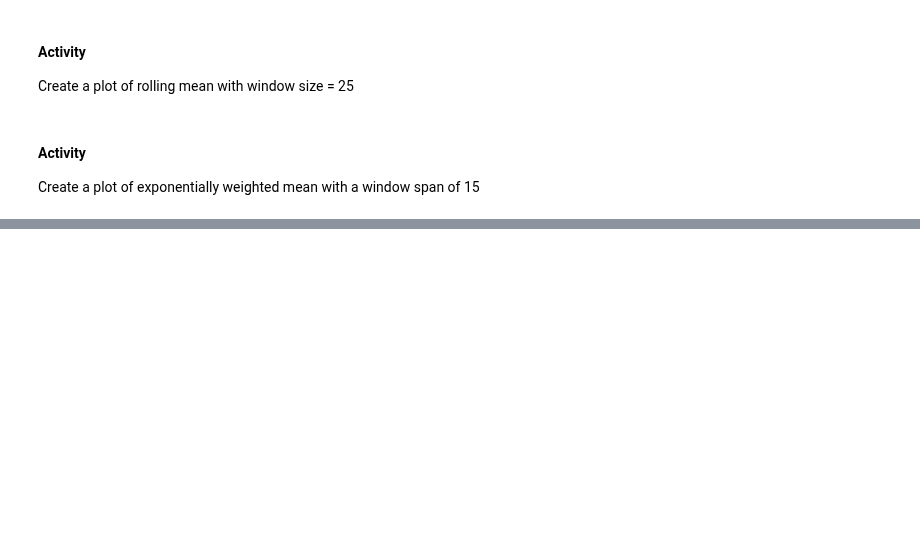
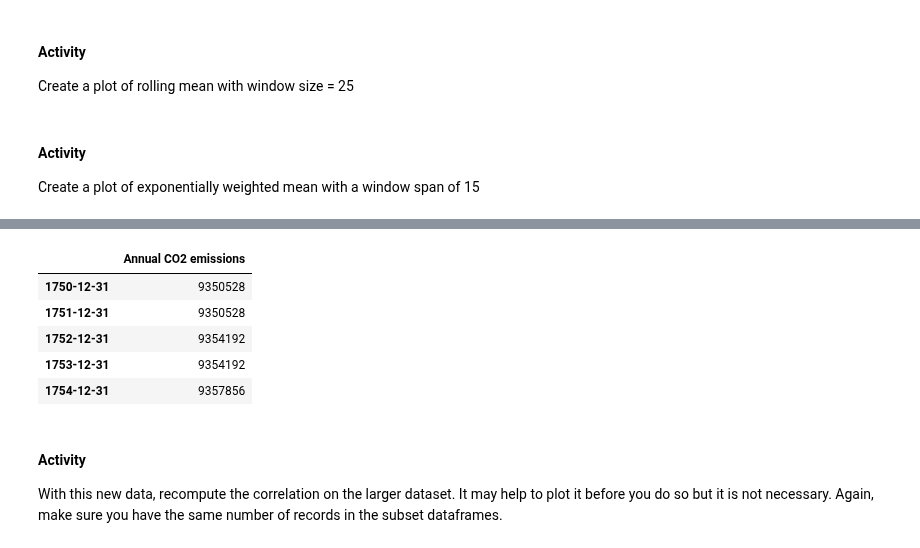
Before and after one commit to usm-cos422-522/courseMaterials, a Jupyter notebook: Lectures/timeseries-analysis-and-climate-change-exercise.ipynb, the cells around one changed output, grey strips where cells are left out. Saved outputs shown, nothing was run; the diff lists cells and outputs as text; code cells hidden in the pictures; blank space fills up the shorter version.

```diff
--- a/Lectures/timeseries-analysis-and-climate-change-exercise.ipynb
+++ b/Lectures/timeseries-analysis-and-climate-change-exercise.ipynb
@@ -248,0 +290,19 @@ Create a plot of exponentially weighted mean with a window span of 15
+# %%
+data_url = 'https://github.com/usm-cos422-522/courseMaterials/raw/main/data/annual-co2-emissions-per-country.csv'
+raw_e2 = pd.read_csv(data_url)
+
+emissions_v2 = raw_e2[raw_e2['Entity'] == 'World']
+emissions_v2.index = [datetime(y, 12, 31) for y in emissions_v2['Year']]
+emissions_v2 = pd.DataFrame(emissions_v2['Annual CO2 emissions'])
+emissions_v2.head()
+# %% [output]
+|  | Annual CO2 emissions |
+| 1750-12-31 | 9350528 |
+| 1751-12-31 | 9350528 |
+| 1752-12-31 | 9354192 |
+| 1753-12-31 | 9354192 |
+| 1754-12-31 | 9357856 |
+# %% [markdown]
+#### Activity
+
+With this new data, recompute the correlation on the larger dataset. It may help to plot it before you do so but it is not necessary. Again, make sure you have the same number of records in the subset dataframes.
```
Also changed, not shown: parts of 6 cells of this notebook.
